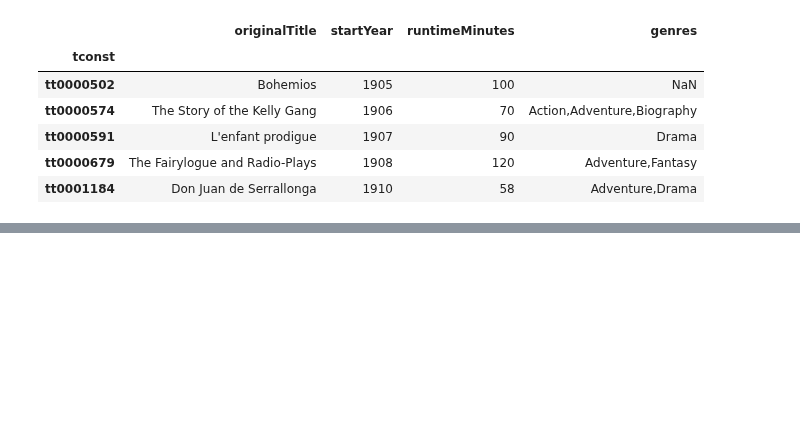
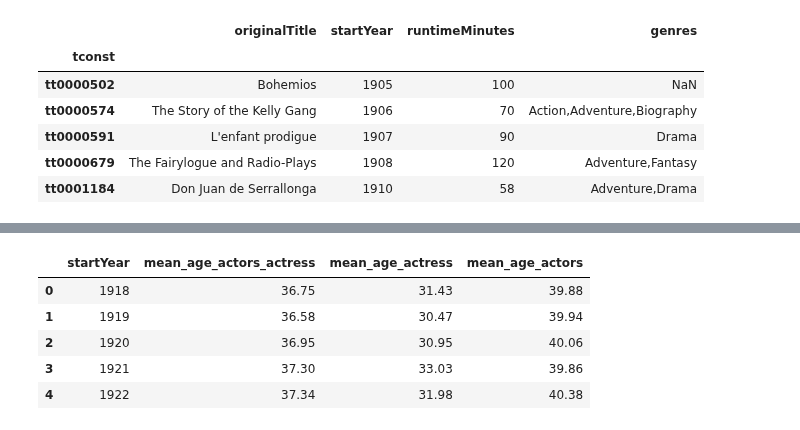
Before and after one commit to CathieLC/Wild_movie_project, a Jupyter notebook: data_cleanning.ipynb, the cells around one changed output, grey strips where cells are left out. Drawn from its saved outputs; the diff is of its cells as text; code cells hidden in the pictures; blank space fills up the shorter version.

```diff
--- a/data_cleanning.ipynb
+++ b/data_cleanning.ipynb
@@ -591,0 +570,10 @@ actors_title_movies.head(2)
+# %%
+# We group the data by year and aggregate the data by the mean age of the actors, and drop more columns
+
+age_mean_year = round(actors_title_movies.groupby(by=["startYear"]).mean('age_actor_actress'),2)
+age_mean_year.reset_index(inplace=True)
+age_mean_year.drop(columns=['deathYear', 'birthYear'], inplace =True)
+
+# We can rename the a column to make its meaning more explicit
+
+age_mean_year.rename(columns={'age_actor_actress':'mean_age_actors_actress'}, inplace=True)
@@ -591,0 +587,14 @@ actors_title_movies.head(2)
+# %%
+# Now that we have a usable table containing the mean age of the acting staff per year, we can do the same with actors and actresses specifically, starting with actors
+
+actors = actors_title_movies[actors_title_movies['category'] == "actor"]
+
+# And actresses
+actress = actors_title_movies[actors_title_movies['category'] == "actress"]
+# %%
+# Same operations as before, here with the actors only
+
+age_mean_year_actors = round(actors.groupby(by=["startYear"]).mean('age_actor_actress'),2)
+age_mean_year_actors.reset_index(inplace=True)
+age_mean_year_actors.drop(columns=['deathYear', 'birthYear'], inplace=True)
+age_mean_year_actors.rename(columns={'age_actor_actress':'mean_age_actors'}, inplace=True)
@@ -591,0 +608,7 @@ actors_title_movies.head(2)
+# %%
+# Now with actresses
+
+age_mean_year_actress = round(actress.groupby(by=["startYear"]).mean('age_actor_actress'),2)
+age_mean_year_actress.reset_index(inplace=True)
+age_mean_year_actress.drop(columns=['deathYear', 'birthYear'], inplace=True)
+age_mean_year_actress.rename(columns={'age_actor_actress':'mean_age_actress'}, inplace=True)
@@ -591,0 +622,13 @@ actors_title_movies.head(2)
+# %%
+# Finally we can merge all that data into a single dataframe
+
+df_graph = age_mean_year.copy()
+df_graph['mean_age_actress'] = age_mean_year_actress['mean_age_actress']
+df_graph['mean_age_actors'] = age_mean_year_actors['mean_age_actors']
+# %% [output]
+|  | startYear | mean_age_actors_actress | mean_age_actress | mean_age_actors |
+| 0 | 1918 | 36.75 | 31.43 | 39.88 |
+| 1 | 1919 | 36.58 | 30.47 | 39.94 |
+| 2 | 1920 | 36.95 | 30.95 | 40.06 |
+| 3 | 1921 | 37.30 | 33.03 | 39.86 |
+| 4 | 1922 | 37.34 | 31.98 | 40.38 |
```
Also changed, not shown: parts of 8 cells of this notebook, 1 other file.
